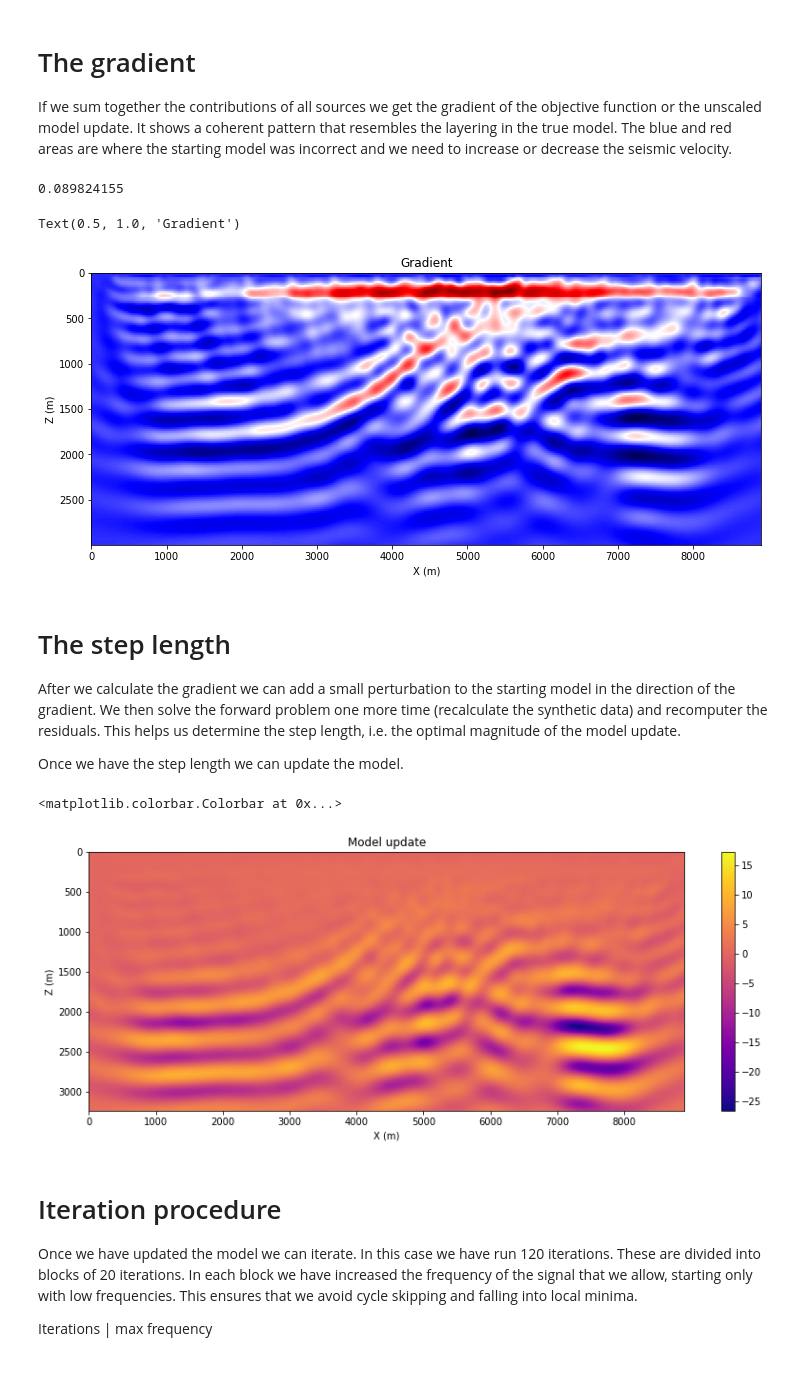
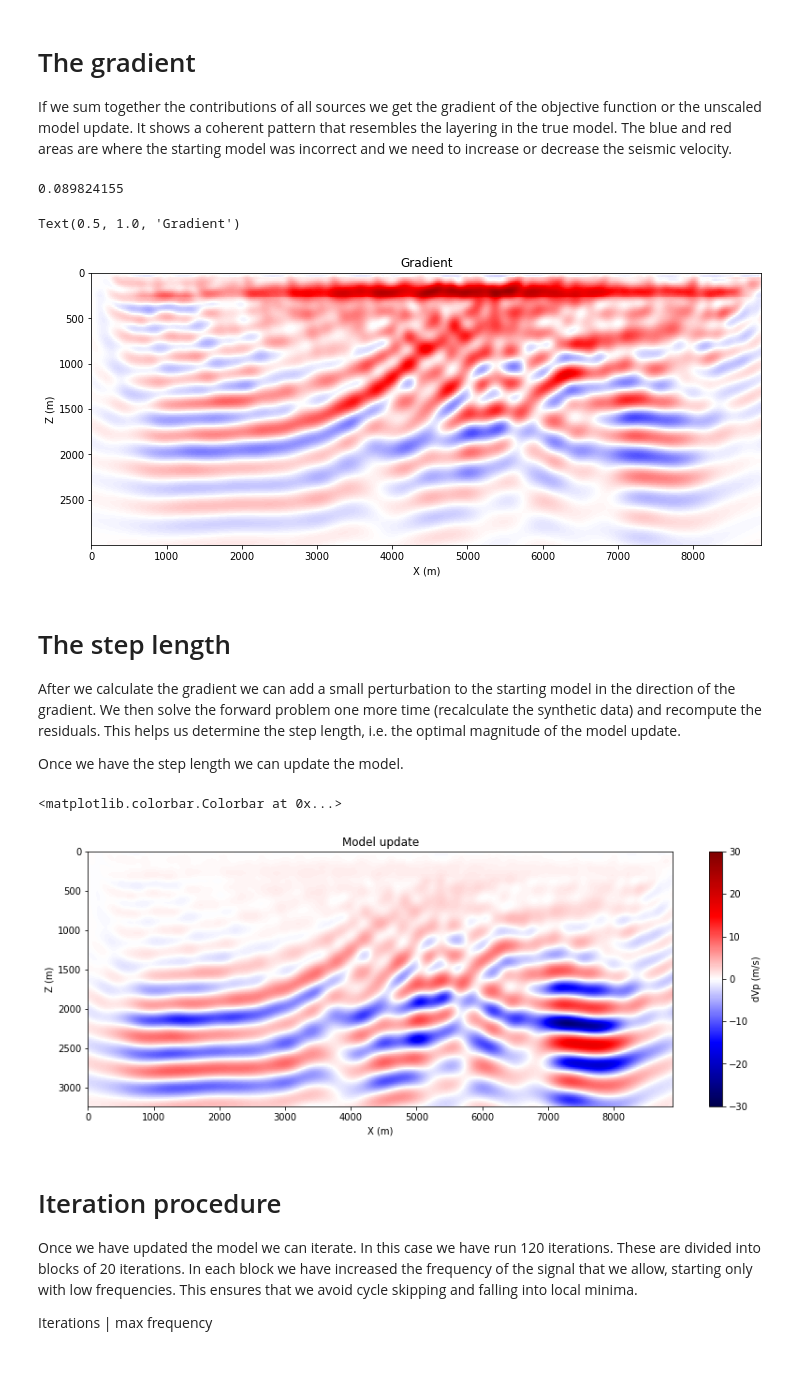
Before and after one commit to michpaulatto/AppliedGeophysicsExercises, a Jupyter notebook: Notebooks/5_fwi_v1.ipynb, the cells around one changed output. Drawn from its saved outputs; the diff is of its cells as text; code cells hidden in the pictures.

```diff
--- a/Notebooks/5_fwi_v1.ipynb
+++ b/Notebooks/5_fwi_v1.ipynb
@@ -451,37 +458,37 @@ If we sum together the contributions of all sources we get the gradient of the o
 # %%
 iteration=1
 iterstr=str(iteration).zfill(5)
 filename='Marm2D-CP'+iterstr+'-Grad.vtr'
 !./read_vtr <<< {filename} >& tmp
 
 xtratop=1
 xtrabot=50
 xtra1=50
 nx3w=nx3+xtratop+xtrabot
 nx1w=nx1+2*xtra1
 
 binfile=filename+".bin"
 grad=np.fromfile(binfile, dtype=np.float32)
 grad=np.reshape(grad,(nx1w,nx3w))
 grad=grad[xtra1:-xtra1,xtratop:-xtrabot]
 
 print(np.max(grad))
 
 fig = plt.figure(figsize=(12, 5))
 ax1 = fig.add_subplot(1, 1, 1)
 extent = [0, nrecs*dx, time[-1], time[0]]  # define extent
-ax1.imshow(grad.T, cmap="seismic",aspect='auto',extent=extent)
+ax1.imshow(grad.T, cmap="seismic",aspect='auto',vmin=-0.1,vmax=0.1,extent=extent)
 ax1.set_xlabel('X (m)')
 ax1.set_ylabel('Z (m)')
 ax1.set_title('Gradient')
 # %% [output]
 0.089824155
 Text(0.5, 1.0, 'Gradient')
-[figure, old version]
+[figure, new version]
 # %% [markdown]
 # The step length
 
-After we calculate the gradient we can add a small perturbation to the starting model in the direction of the gradient. We then solve the forward problem one more time (recalculate the synthetic data) and recomputer the residuals. This helps us determine the step length, i.e. the optimal magnitude of the model update.
+After we calculate the gradient we can add a small perturbation to the starting model in the direction of the gradient. We then solve the forward problem one more time (recalculate the synthetic data) and recompute the residuals. This helps us determine the step length, i.e. the optimal magnitude of the model update.
 
 Once we have the step length we can update the model.
 # %%
@@ -504,14 +511,14 @@ vpupdate=slowupdate*vp*vp
 fig = plt.figure(figsize=(14, 5))
 ax1 = fig.add_subplot(1, 1, 1)
 extent = [0, nrecs*dx, depth[-1], depth[0]]  # define extent
-im=ax1.imshow(vpupdate.T, cmap="plasma", aspect='auto',extent=extent)
+im=ax1.imshow(vpupdate.T, cmap="seismic", vmin=-30,vmax=30,aspect='auto',extent=extent)
 ax1.set_xlabel('X (m)')
 ax1.set_ylabel('Z (m)')
 ax1.set_title('Model update')
-fig.colorbar(im)
+fig.colorbar(im,label="dVp (m/s)")
 # %% [output]
 <matplotlib.colorbar.Colorbar at 0x...>
-[figure, old version]
+[figure, new version]
 # %% [markdown]
 # Iteration procedure
 
```
Also changed, not shown: parts of 15 cells of this notebook.
